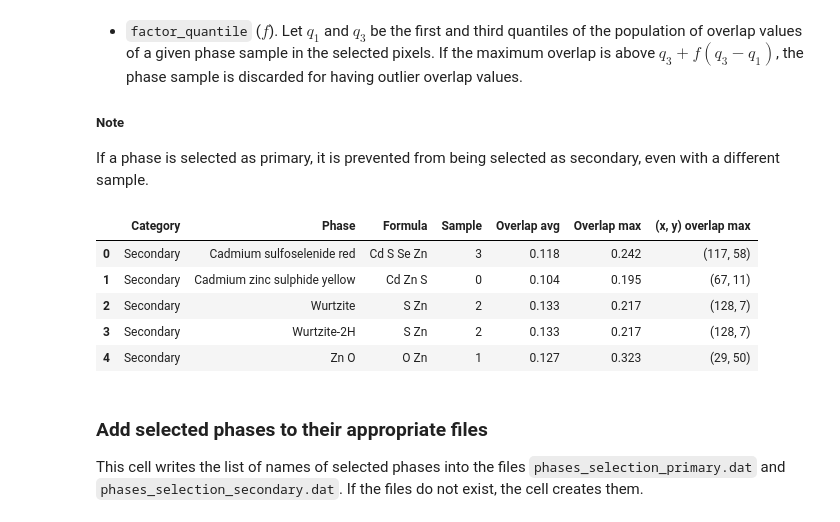
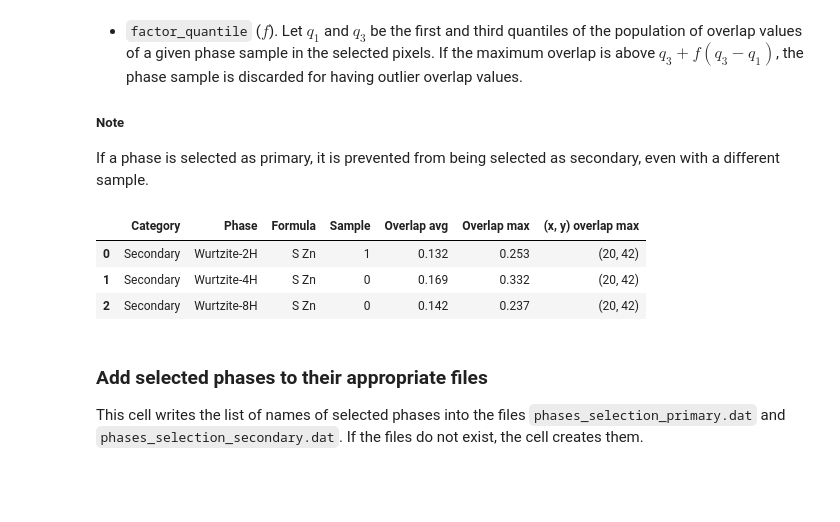
Before and after one commit to DarioZappala/XRDAnalysis, a Jupyter notebook: XRD_exploration.ipynb, the cells around one changed output. Drawn from its saved outputs; the diff is of its cells as text; code cells hidden in the pictures; blank space fills up the shorter version.

```diff
--- a/XRD_exploration.ipynb
+++ b/XRD_exploration.ipynb
@@ -235,8 +235,8 @@ maps_xrf_norm = data_xrf.labels / data_xrf.labels.max(axis = (0, 1), keepdims =
 - `elements_chosen`: Elements that need to be in the selected phases.
 - `elements_excluded`: Elements that must not be in the selected phases.
 # %%
-elements_chosen = ['Al']
-elements_excluded = []
+elements_chosen = ['Zn']
+elements_excluded = ['Ba', 'Cd', 'Co', 'Cr', 'Cu', 'Fe', 'Hg', 'K', 'Mn', 'Pb', 'Sn', 'Ti']
 # DO NOT EXCLUDE: Al, Ca, Cl, P, S, Si
 
 df_phases = DataFrame(columns = ['Name in database', 'Chemical formula', 'N. of samples'])
@@ -270,7 +264,7 @@ df_phases
 ### Select the area given by XRF threshold
 - `threshold_XRF_intensity`: The routine selects pixels where the first of `elements_chosen` has an XRF intensity above this threshold value.
 # %%
-threshold_XRF_intensity = 0.3
+threshold_XRF_intensity = 0.4
 
 idx_element = find_element(elements_chosen[0], data_xrf.metadata['labels'])
 print('Element chosen for the map of XRF intensity: ' + data_xrf.metadata['labels'][idx_element])
@@ -286,7 +280,7 @@ print(f'Selected pixels: {indices_XRF_sel.sum()}')
 map_for_search = maps_xrf_norm[..., idx_element].copy()
 map_for_search[~indices_XRF_sel] = None
 
-fig, axs = subplots(1, 2, figsize = (8 * 2, 8 * y_x_ratio))
+fig, axs = subplots(1, 2, figsize = (8 * 2, 3 * y_x_ratio))
 fig.tight_layout(w_pad = 2)
 cmap_viridis = get_cmap('viridis').copy()
 cmap_viridis.set_bad(color = 'grey')
@@ -485,7 +471,7 @@ Calculations for Zn S (6)... Done.
 ##### Note
 If a phase is selected as primary, it is prevented from being selected as secondary, even with a different sample.
 # %%
-thresholds_overlap_avg = [0.1, 0.3]
+thresholds_overlap_avg = [0.1, 0.2]
 factor_quantile = 2 # the higher, the more permissive the filter is with respect to outliers
 
 
@@ -523,38 +509,36 @@ for i in range(df_phases.shape[0]):
     else:
         idx = (list_overlap_avg[i] >= thresholds_overlap_avg[0]) & (list_overlap_max[i] <= arr_outlier_threshold)
         if any(idx):
             arr_sample_filtered = arange(df_phases.loc[i, 'N. of samples'])[idx]
             arr_overlap_avg_filtered = list_overlap_avg[i][idx]
             arr_overlap_max_filtered = list_overlap_max[i][idx]
             arr_x_y_filtered = list_x_y[i][idx]
             j = nanargmax(arr_overlap_avg_filtered)
 
             list_sel_category.append('Secondary')
             list_sel_name.append(df_phases.loc[i, 'Name in database'])
             list_sel_formula.append(df_phases.loc[i, 'Chemical formula'])
             list_sel_sample.append(arr_sample_filtered[j])
             list_sel_overlap_avg.append(arr_overlap_avg_filtered[j])
             list_sel_overlap_max.append(arr_overlap_max_filtered[j])
             list_sel_x_y_overlap_max.append(tuple(arr_x_y_filtered[j]))
 
 df_phases_sel = DataFrame({
     'Category': list_sel_category,
     'Phase': list_sel_name,
     'Formula': list_sel_formula,
     'Sample': list_sel_sample,
     'Overlap avg': list_sel_overlap_avg,
     'Overlap max': list_sel_overlap_max,
     '(x, y) overlap max': list_sel_x_y_overlap_max
 })
 df_phases_sel = df_phases_sel.sort_values(by = ['Category', 'Phase']).reset_index(drop = True)
 df_phases_sel.style.format({'Overlap avg': '{:.3f}', 'Overlap max': '{:.3f}'})
 # %% [output]
 |  | Category | Phase | Formula | Sample | Overlap avg | Overlap max | (x, y) overlap max |
-| 0 | Secondary | Cadmium sulfoselenide red | Cd S Se Zn | 3 | 0.118 | 0.242 | (117, 58) |
-| 1 | Secondary | Cadmium zinc sulphide yellow | Cd Zn S | 0 | 0.104 | 0.195 | (67, 11) |
-| 2 | Secondary | Wurtzite | S Zn | 2 | 0.133 | 0.217 | (128, 7) |
-| 3 | Secondary | Wurtzite-2H | S Zn | 2 | 0.133 | 0.217 | (128, 7) |
-| 4 | Secondary | Zn O | O Zn | 1 | 0.127 | 0.323 | (29, 50) |
+| 0 | Secondary | Wurtzite-2H | S Zn | 1 | 0.132 | 0.253 | (20, 42) |
+| 1 | Secondary | Wurtzite-4H | S Zn | 0 | 0.169 | 0.332 | (20, 42) |
+| 2 | Secondary | Wurtzite-8H | S Zn | 0 | 0.142 | 0.237 | (20, 42) |
 # %% [markdown]
 ### Add selected phases to their appropriate files
 
```
Also changed, not shown: parts of 13 cells of this notebook, 2 other files.
